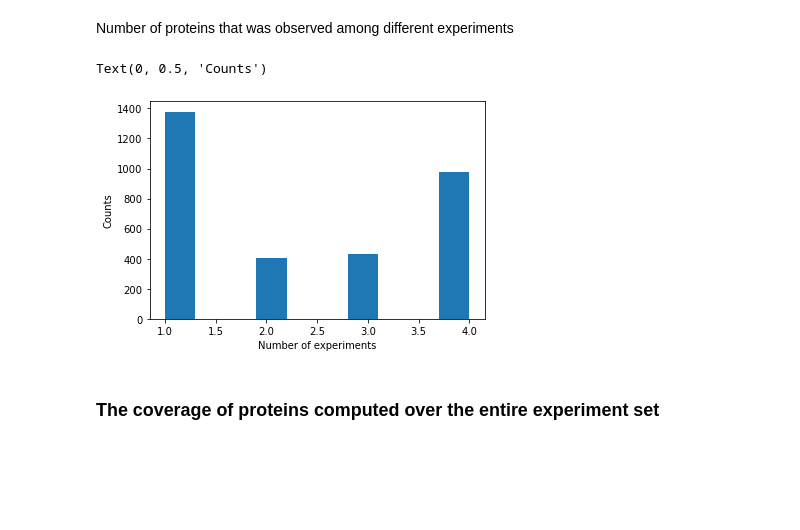
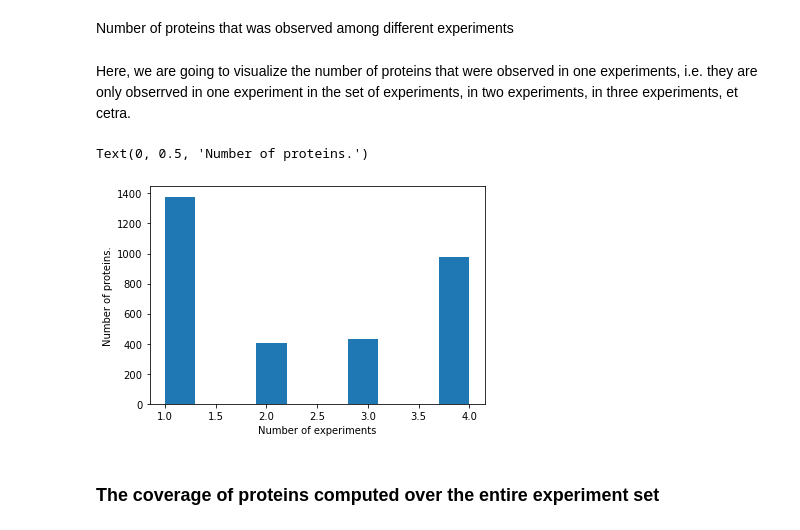
Before and after one commit to ikmb/iptoolkit, a Jupyter notebook: Tutorials/Tutorial_three_comparing_different_experiments.ipynb, the cells around one changed output. Saved outputs shown, nothing was run; the diff lists cells and outputs as text; code cells hidden in the pictures; blank space fills up the shorter version.

```diff
--- a/Tutorials/Tutorial_three_comparing_different_experiments.ipynb
+++ b/Tutorials/Tutorial_three_comparing_different_experiments.ipynb
@@ -142,17 +142,19 @@ Text(0, 0.5, 'Counts')
 [figure]
 # %% [markdown]
 Number of proteins that was observed among different experiments
+# %% [markdown]
+Here, we are going to visualize the number of proteins that were observed in one experiments, i.e. they are only obserrved in one experiment in the set of experiments, in two experiments, in three experiments, et cetra.
 # %%
 protein_counts = exps.compute_protein_representation_count()
 # %%
 counts=[val for key, val in protein_counts.items()]
-## compute a histogram of the results
+## Compute a histogram of the results
 plt.hist(counts)
 plt.xlabel('Number of experiments')
-plt.ylabel('Counts')
+plt.ylabel('Number of proteins.')
 # %% [output]
-Text(0, 0.5, 'Counts')
+Text(0, 0.5, 'Number of proteins.')
-[figure, old version]
+[figure, new version]
 # %% [markdown]
 ### The coverage of proteins computed over the entire experiment set
 # %%
```
Also changed, not shown: parts of 6 cells of this notebook, 2 other files.
